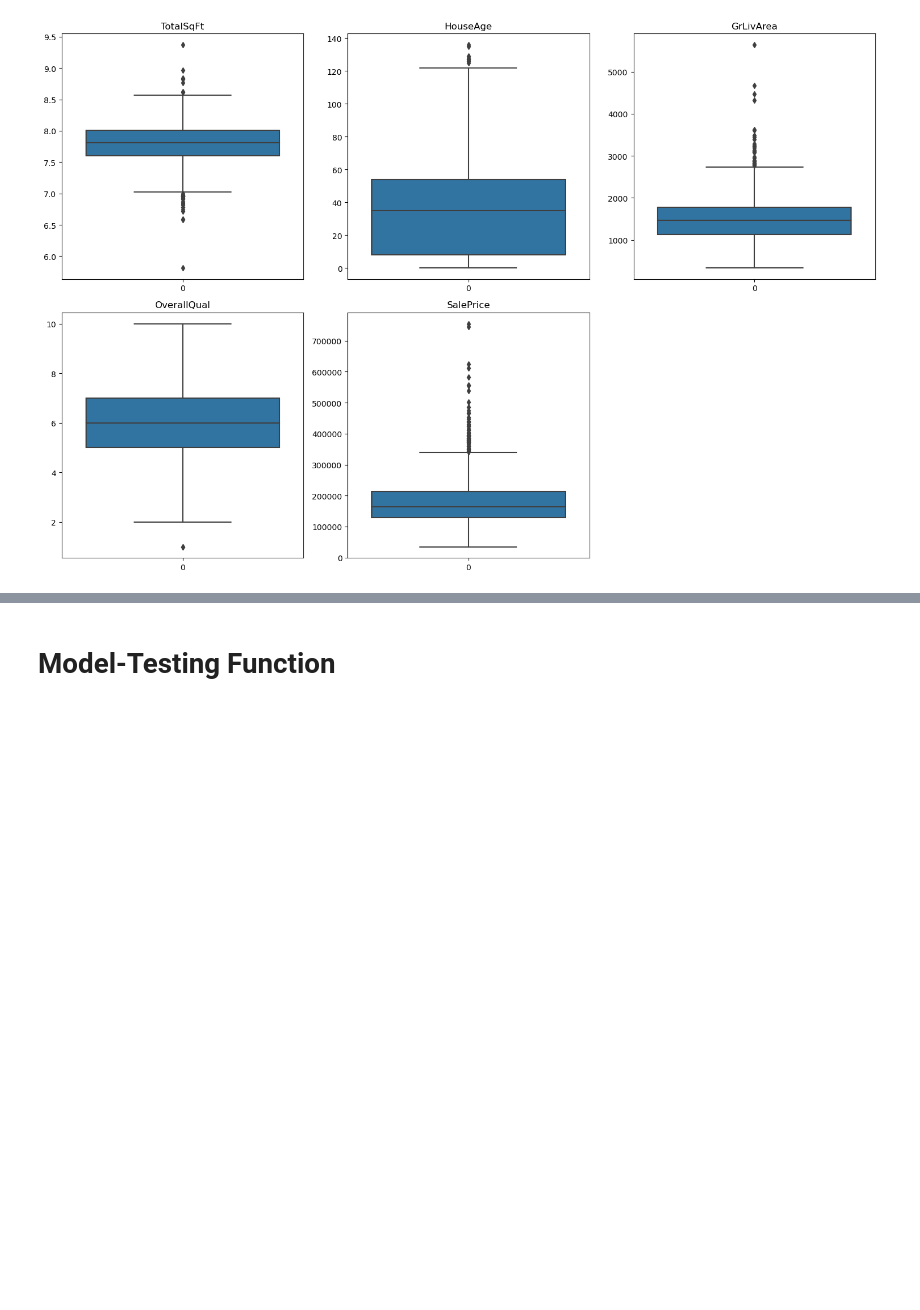
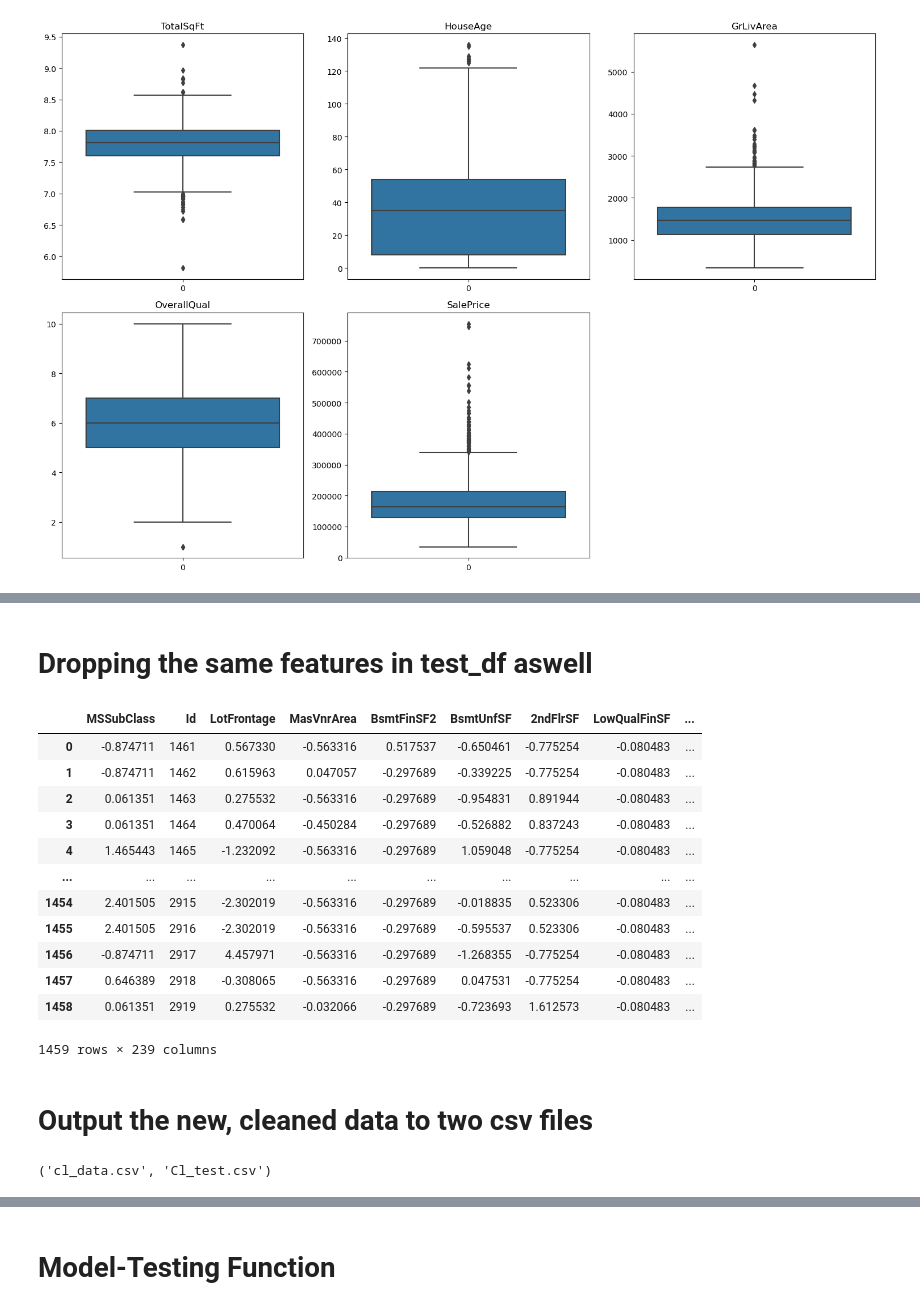
Before and after one commit to SimonG11/House_prediction_market, a Jupyter notebook: house-prices-advanced-regression-techniques/Egon- ny.ipynb, the cells around one changed output, grey strips where cells are left out. Cells and saved outputs as stored; diff of their text form; code cells hidden in the pictures; blank space fills up the shorter version.

```diff
--- a/house-prices-advanced-regression-techniques/Egon- ny.ipynb
+++ b/house-prices-advanced-regression-techniques/Egon- ny.ipynb
@@ -228 +392,41 @@ TypeError: unsupported operand type(s) for +: 'int' and 'str'
+# %% [markdown]
+# Dropping the same features in test_df aswell
+# %%
+for feat in dropped_features:
+    test_df = test_df.drop(feat, axis=1)
+ids = pd.DataFrame()
+ids["Id"] = test_df["Id"]
+temp_df = test_df.drop(columns="Id")
+scaled_test_features = scaler.fit_transform(temp_df)
+scaled_test_df = pd.DataFrame(scaled_test_features, columns=temp_df.columns)
+scaled_test_df.insert(1, "Id", ids["Id"].values)
+scaled_test_df
+# %% [output]
+|  | MSSubClass | Id | LotFrontage | MasVnrArea | BsmtFinSF2 | BsmtUnfSF | 2ndFlrSF | LowQualFinSF | ... |
+| 0 | -0.874711 | 1461 | 0.567330 | -0.563316 | 0.517537 | -0.650461 | -0.775254 | -0.080483 | ... |
+| 1 | -0.874711 | 1462 | 0.615963 | 0.047057 | -0.297689 | -0.339225 | -0.775254 | -0.080483 | ... |
+| 2 | 0.061351 | 1463 | 0.275532 | -0.563316 | -0.297689 | -0.954831 | 0.891944 | -0.080483 | ... |
+| 3 | 0.061351 | 1464 | 0.470064 | -0.450284 | -0.297689 | -0.526882 | 0.837243 | -0.080483 | ... |
+| 4 | 1.465443 | 1465 | -1.232092 | -0.563316 | -0.297689 | 1.059048 | -0.775254 | -0.080483 | ... |
+| ... | ... | ... | ... | ... | ... | ... | ... | ... | ... |
+| 1454 | 2.401505 | 2915 | -2.302019 | -0.563316 | -0.297689 | -0.018835 | 0.523306 | -0.080483 | ... |
+| 1455 | 2.401505 | 2916 | -2.302019 | -0.563316 | -0.297689 | -0.595537 | 0.523306 | -0.080483 | ... |
+| 1456 | -0.874711 | 2917 | 4.457971 | -0.563316 | -0.297689 | -1.268355 | -0.775254 | -0.080483 | ... |
+| 1457 | 0.646389 | 2918 | -0.308065 | -0.563316 | -0.297689 | 0.047531 | -0.775254 | -0.080483 | ... |
+| 1458 | 0.061351 | 2919 | 0.275532 | -0.032066 | -0.297689 | -0.723693 | 1.612573 | -0.080483 | ... |
+1459 rows × 239 columns
+# %% [markdown]
+# Output the new, cleaned data to two csv files
+# %%
+# Define the path for saving the file
+scaled_test_df = scaled_test_df.reindex(scaled_df.columns, axis=1)
+scaled_test_df = scaled_test_df.drop(columns="SalePrice")
+output_file_path = 'cl_data.csv'
+output_test_file = "Cl_test.csv"
+# Save the submission DataFrame to a CSV file
+scaled_df.to_csv(output_file_path, index=False)
+scaled_test_df.to_csv(output_test_file, index=False)
+output_file_path, output_test_file
+# %% [output]
+('cl_data.csv', 'Cl_test.csv')
 # %% [markdown]
```
Also changed, not shown: parts of 26 cells of this notebook.
